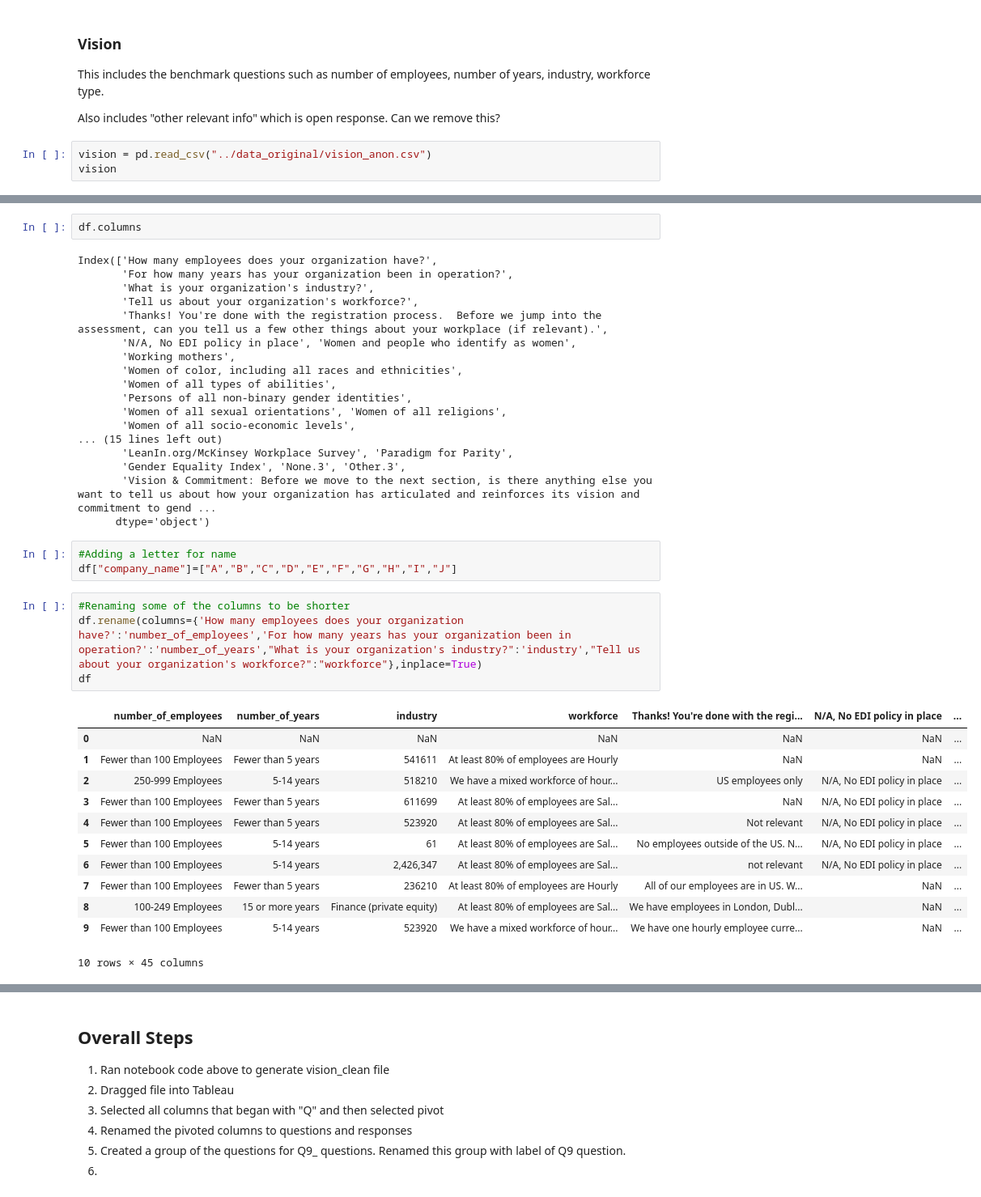
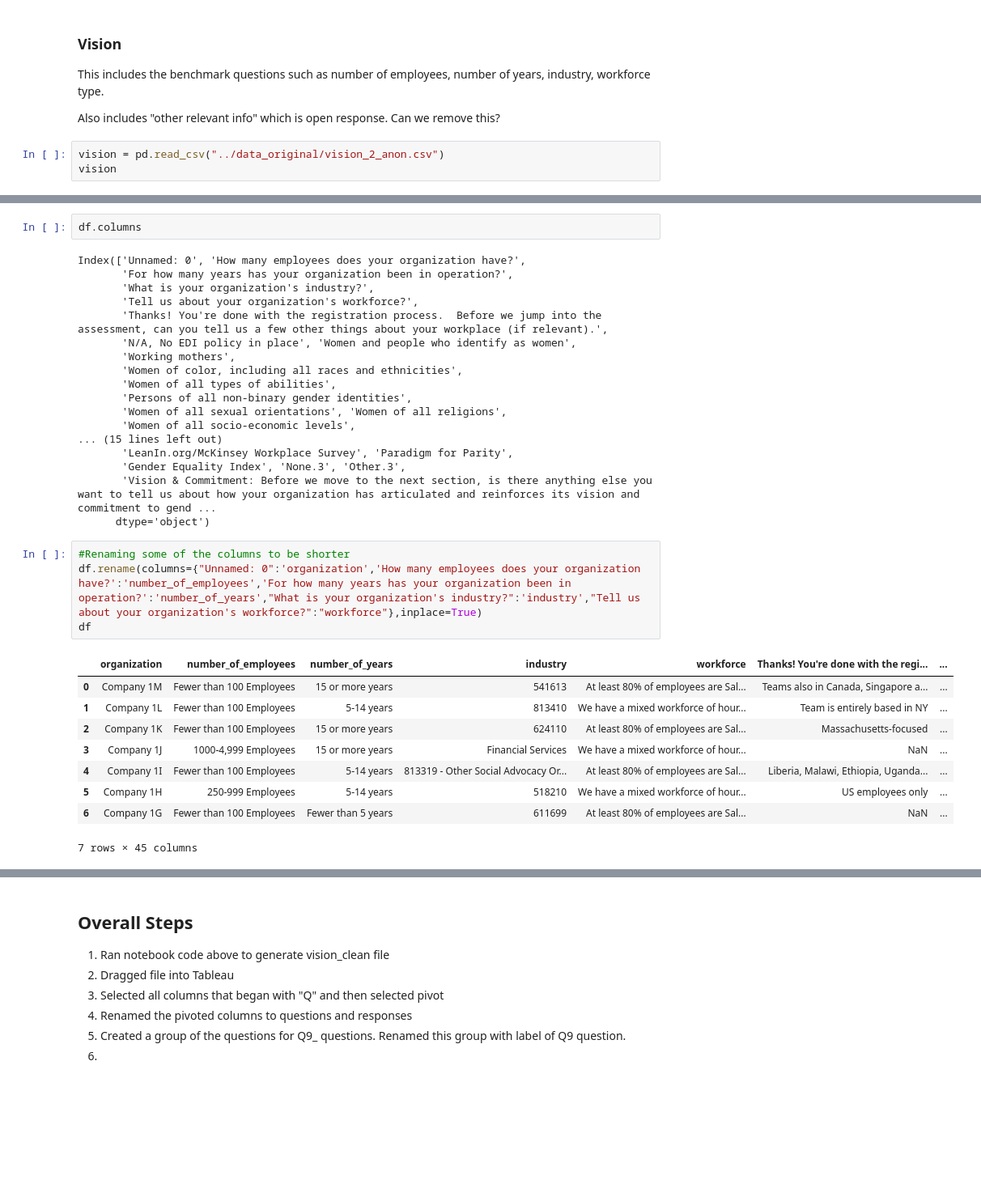
Before and after one commit to anushasilla/gender-ideal, a Jupyter notebook: code/Vision_Data_Cleaning.ipynb, the cells around one changed output, grey strips where cells are left out. Shown: that part at 81% size. Cells and saved outputs as stored; diff of their text form; blank space fills up the shorter version.

Commit message:
Updates to vision cleaning notebook and tableau workbook

```diff
--- a/code/Vision_Data_Cleaning.ipynb
+++ b/code/Vision_Data_Cleaning.ipynb
@@ -24,6 +24,6 @@ This includes the benchmark questions such as number of employees, number of yea
 
 Also includes "other relevant info" which is open response. Can we remove this?
 # %%
-vision = pd.read_csv("../data_original/vision_anon.csv")
+vision = pd.read_csv("../data_original/vision_2_anon.csv")
 vision
 # %% [output]
@@ -58,7 +52,7 @@ df
 # %%
 df.columns
 # %% [output]
-Index(['How many employees does your organization have?',
+Index(['Unnamed: 0', 'How many employees does your organization have?',
        'For how many years has your organization been in operation?',
        'What is your organization's industry?',
        'Tell us about your organization's workforce?',
@@ -75,26 +69,20 @@ Index(['How many employees does your organization have?',
        'Gender Equality Index', 'None.3', 'Other.3',
        'Vision & Commitment: Before we move to the next section, is there anything else you want to tell us about how your organization has articulated and reinforces its vision and commitment to gend ...
       dtype='object')
-# %%
-#Adding a letter for name
-df["company_name"]=["A","B","C","D","E","F","G","H","I","J"]
 # %%
 #Renaming some of the columns to be shorter
-df.rename(columns={'How many employees does your organization have?':'number_of_employees','For how many years has your organization been in operation?':'number_of_years',"What is your organization's industry?":'industry',"Tell us about your organization's workforce?":"workforce"},inplace=True)
+df.rename(columns={"Unnamed: 0":'organization','How many employees does your organization have?':'number_of_employees','For how many years has your organization been in operation?':'number_of_years',"What is your organization's industry?":'industry',"Tell us about your organization's workforce?":"workforce"},inplace=True)
 df
 # %% [output]
-|  | number_of_employees | number_of_years | industry | workforce | Thanks! You're done with the regi... | N/A, No EDI policy in place | ... |
-| 0 | NaN | NaN | NaN | NaN | NaN | NaN | ... |
-| 1 | Fewer than 100 Employees | Fewer than 5 years | 541611 | At least 80% of employees are Hourly | NaN | NaN | ... |
-| 2 | 250-999 Employees | 5-14 years | 518210 | We have a mixed workforce of hour... | US employees only | N/A, No EDI policy in place | ... |
-| 3 | Fewer than 100 Employees | Fewer than 5 years | 611699 | At least 80% of employees are Sal... | NaN | N/A, No EDI policy in place | ... |
-| 4 | Fewer than 100 Employees | Fewer than 5 years | 523920 | At least 80% of employees are Sal... | Not relevant | N/A, No EDI policy in place | ... |
-| 5 | Fewer than 100 Employees | 5-14 years | 61 | At least 80% of employees are Sal... | No employees outside of the US. N... | N/A, No EDI policy in place | ... |
-| 6 | Fewer than 100 Employees | 5-14 years | 2,426,347 | At least 80% of employees are Sal... | not relevant | N/A, No EDI policy in place | ... |
-| 7 | Fewer than 100 Employees | Fewer than 5 years | 236210 | At least 80% of employees are Hourly | All of our employees are in US. W... | NaN | ... |
-| 8 | 100-249 Employees | 15 or more years | Finance (private equity) | At least 80% of employees are Sal... | We have employees in London, Dubl... | NaN | ... |
-| 9 | Fewer than 100 Employees | 5-14 years | 523920 | We have a mixed workforce of hour... | We have one hourly employee curre... | NaN | ... |
+|  | organization | number_of_employees | number_of_years | industry | workforce | Thanks! You're done with the regi... | ... |
+| 0 | Company 1M | Fewer than 100 Employees | 15 or more years | 541613 | At least 80% of employees are Sal... | Teams also in Canada, Singapore a... | ... |
+| 1 | Company 1L | Fewer than 100 Employees | 5-14 years | 813410 | We have a mixed workforce of hour... | Team is entirely based in NY | ... |
+| 2 | Company 1K | Fewer than 100 Employees | 15 or more years | 624110 | At least 80% of employees are Sal... | Massachusetts-focused | ... |
+| 3 | Company 1J | 1000-4,999 Employees | 15 or more years | Financial Services | We have a mixed workforce of hour... | NaN | ... |
+| 4 | Company 1I | Fewer than 100 Employees | 5-14 years | 813319 - Other Social Advocacy Or... | At least 80% of employees are Sal... | Liberia, Malawi, Ethiopia, Uganda... | ... |
+| 5 | Company 1H | 250-999 Employees | 5-14 years | 518210 | We have a mixed workforce of hour... | US employees only | ... |
+| 6 | Company 1G | Fewer than 100 Employees | Fewer than 5 years | 611699 | At least 80% of employees are Sal... | NaN | ... |
-10 rows × 45 columns
+7 rows × 45 columns
 # %%
 #Dropping some of the unneeded columns
 df.drop(columns=["Thanks! You're done with the registration process.  Before we jump into the assessment, can you tell us a few other things about your workplace (if relevant).","Vision & Commitment: Before we move to the next section, is there anything else you want to tell us about how your organization has articulated and reinforces its vision and commitment to gender equity?"],inplace=True)
```
Also changed, not shown: parts of 39 cells of this notebook, 2 other files.
